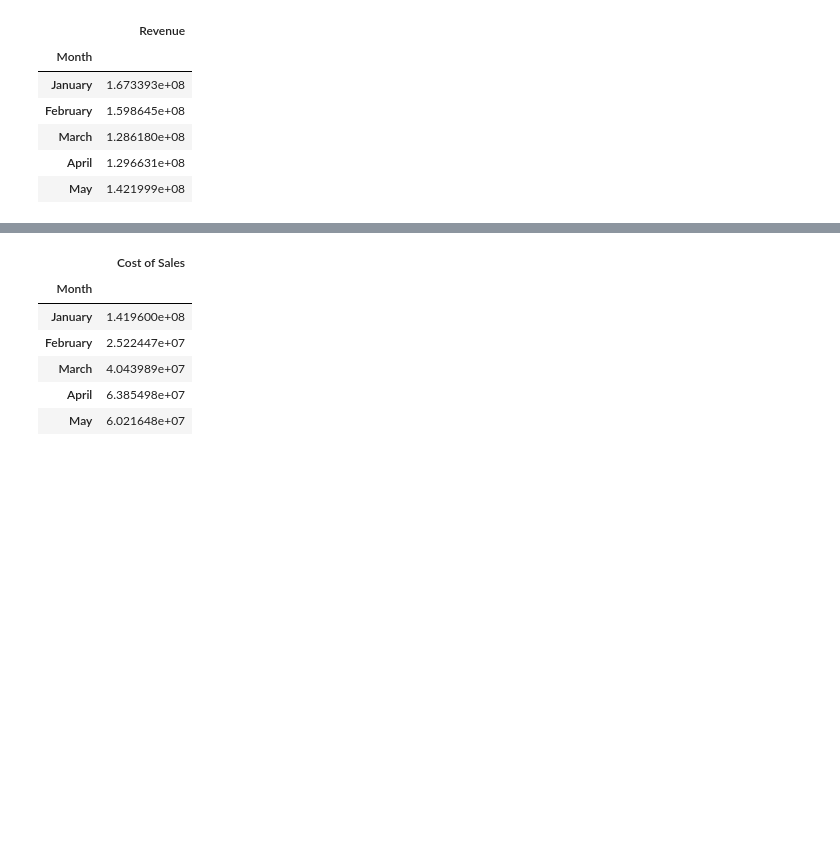
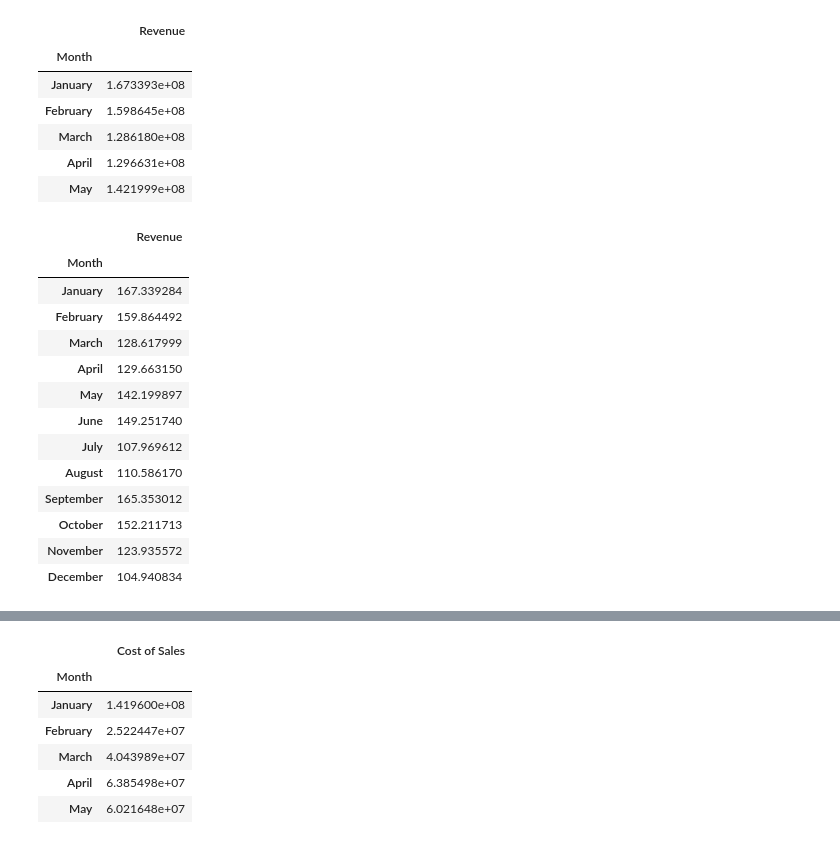
Before and after one commit to nkwachiabel/gross-profit-analysis, a Jupyter notebook: Gross profit analysis.ipynb, the cells around one changed output, grey strips where cells are left out. Cells and saved outputs as stored; diff of their text form; code cells hidden in the pictures; blank space fills up the shorter version.

```diff
--- a/Gross profit analysis.ipynb
+++ b/Gross profit analysis.ipynb
@@ -66,3 +67,22 @@ revenue_chart.head()
 | March | 1.286180e+08 |
 | April | 1.296631e+08 |
 | May | 1.421999e+08 |
+# %%
+revenue_chart_2 = revenue_chart.copy()
+revenue_chart_2['Revenue'] = revenue_chart_2['Revenue']/1000000
+revenue_chart_2
+# %% [output]
+|  | Revenue |
+| Month |  |
+| January | 167.339284 |
+| February | 159.864492 |
+| March | 128.617999 |
+| April | 129.663150 |
+| May | 142.199897 |
+| June | 149.251740 |
+| July | 107.969612 |
+| August | 110.586170 |
+| September | 165.353012 |
+| October | 152.211713 |
+| November | 123.935572 |
+| December | 104.940834 |
```
Also changed, not shown: parts of 9 cells of this notebook.
